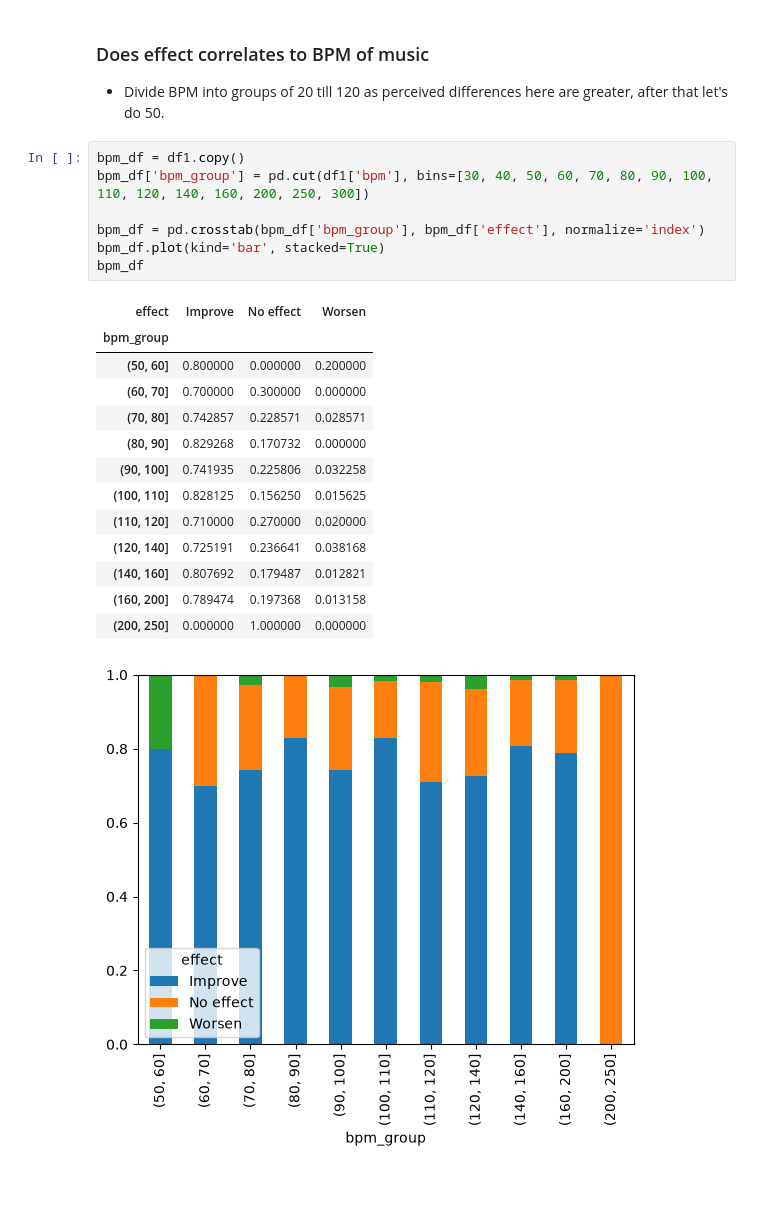
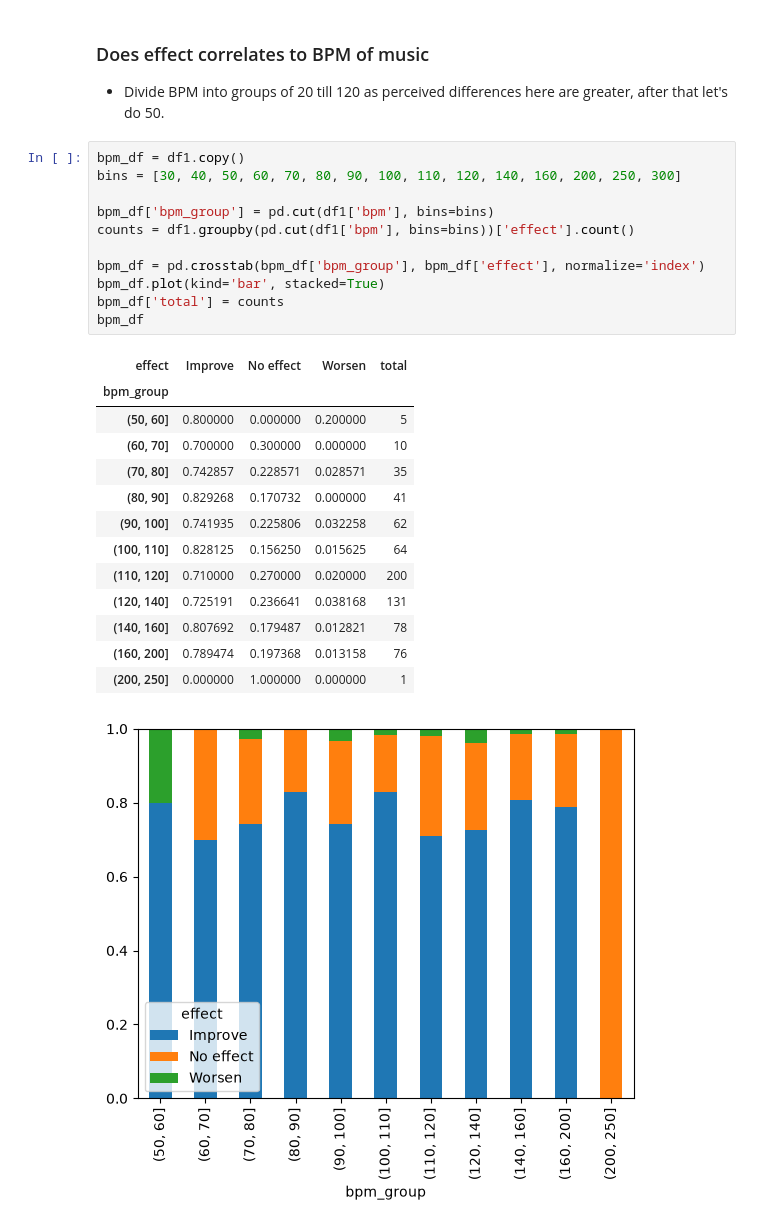
Before and after one commit to hem1t/music-mental, a Jupyter notebook: src/complete_documented_pipe.ipynb, the cells around one changed output. Cells and saved outputs as stored; diff of their text form; blank space fills up the shorter version.

```diff
--- a/src/complete_documented_pipe.ipynb
+++ b/src/complete_documented_pipe.ipynb
@@ -348,24 +356,28 @@ age_df
 * Divide BPM into groups of 20 till 120 as perceived differences here are greater, after that let's do 50.
 # %%
 bpm_df = df1.copy()
-bpm_df['bpm_group'] = pd.cut(df1['bpm'], bins=[30, 40, 50, 60, 70, 80, 90, 100, 110, 120, 140, 160, 200, 250, 300])
+bins = [30, 40, 50, 60, 70, 80, 90, 100, 110, 120, 140, 160, 200, 250, 300]
+
+bpm_df['bpm_group'] = pd.cut(df1['bpm'], bins=bins)
+counts = df1.groupby(pd.cut(df1['bpm'], bins=bins))['effect'].count()
 
 bpm_df = pd.crosstab(bpm_df['bpm_group'], bpm_df['effect'], normalize='index')
 bpm_df.plot(kind='bar', stacked=True)
+bpm_df['total'] = counts
 bpm_df
 # %% [output]
-| effect | Improve | No effect | Worsen |
-| bpm_group |  |  |  |
-| (50, 60] | 0.800000 | 0.000000 | 0.200000 |
-| (60, 70] | 0.700000 | 0.300000 | 0.000000 |
-| (70, 80] | 0.742857 | 0.228571 | 0.028571 |
-| (80, 90] | 0.829268 | 0.170732 | 0.000000 |
-| (90, 100] | 0.741935 | 0.225806 | 0.032258 |
-| (100, 110] | 0.828125 | 0.156250 | 0.015625 |
-| (110, 120] | 0.710000 | 0.270000 | 0.020000 |
-| (120, 140] | 0.725191 | 0.236641 | 0.038168 |
-| (140, 160] | 0.807692 | 0.179487 | 0.012821 |
-| (160, 200] | 0.789474 | 0.197368 | 0.013158 |
-| (200, 250] | 0.000000 | 1.000000 | 0.000000 |
+| effect | Improve | No effect | Worsen | total |
+| bpm_group |  |  |  |  |
+| (50, 60] | 0.800000 | 0.000000 | 0.200000 | 5 |
+| (60, 70] | 0.700000 | 0.300000 | 0.000000 | 10 |
+| (70, 80] | 0.742857 | 0.228571 | 0.028571 | 35 |
+| (80, 90] | 0.829268 | 0.170732 | 0.000000 | 41 |
+| (90, 100] | 0.741935 | 0.225806 | 0.032258 | 62 |
+| (100, 110] | 0.828125 | 0.156250 | 0.015625 | 64 |
+| (110, 120] | 0.710000 | 0.270000 | 0.020000 | 200 |
+| (120, 140] | 0.725191 | 0.236641 | 0.038168 | 131 |
+| (140, 160] | 0.807692 | 0.179487 | 0.012821 | 78 |
+| (160, 200] | 0.789474 | 0.197368 | 0.013158 | 76 |
+| (200, 250] | 0.000000 | 1.000000 | 0.000000 | 1 |
 [figure]
 # %% [markdown]
```
Also changed, not shown: parts of 5 cells of this notebook, 1 other file.
